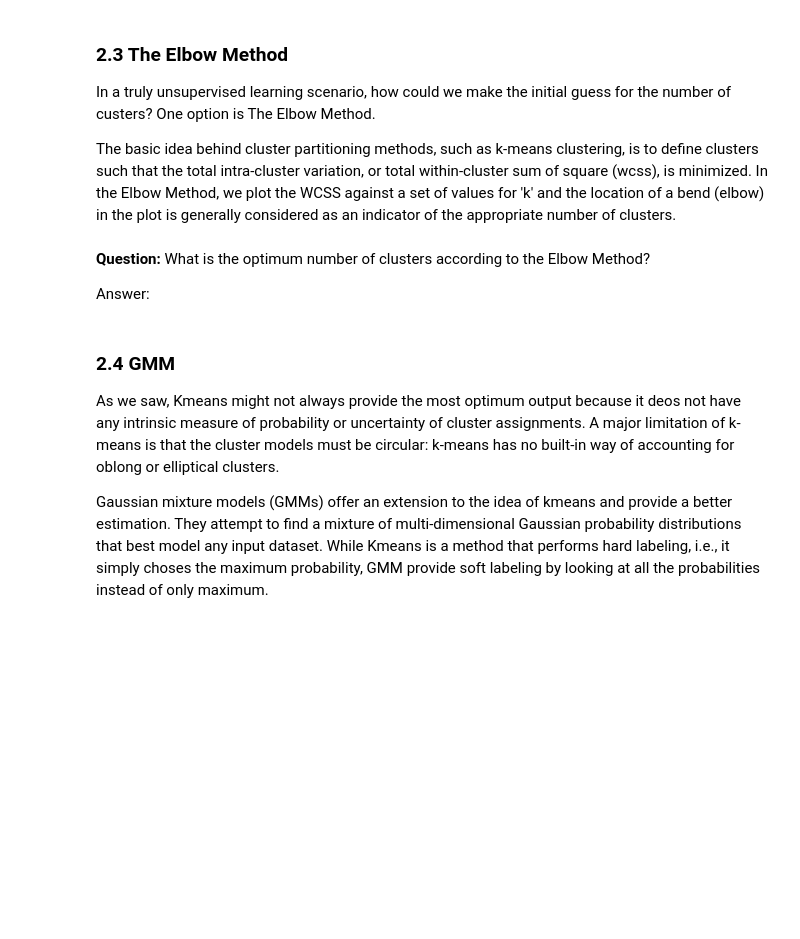
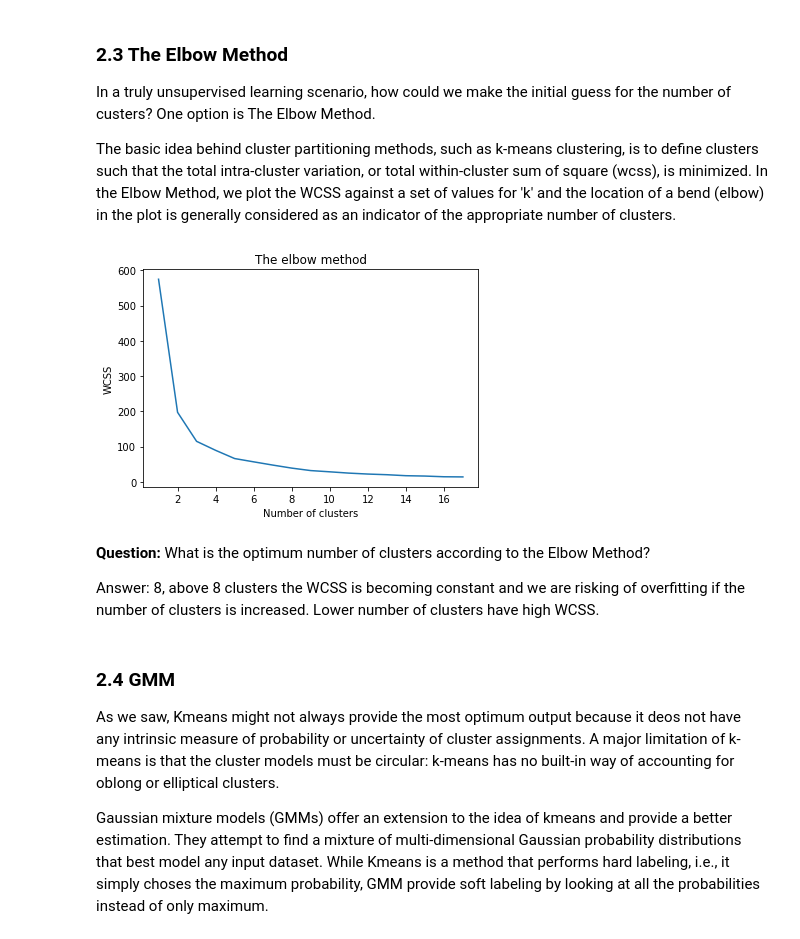
Before and after one commit to hy-23/ML_Lab2020, a Jupyter notebook: Notebooks/2_Supervised/2_Supervised_students.ipynb, the cells around one changed output. Cells and saved outputs as stored; diff of their text form; code cells hidden in the pictures; blank space fills up the shorter version.

```diff
--- a/Notebooks/2_Supervised/2_Supervised_students.ipynb
+++ b/Notebooks/2_Supervised/2_Supervised_students.ipynb
@@ -360,22 +466,24 @@ The basic idea behind cluster partitioning methods, such as k-means clustering,
 # %%
 #Finding the optimum number of clusters for k-means classification
 wcss = [] #within cluster sum of squares
 
-for i in range(1, 11):
+for i in range(1, 18):
     kmeans = KMeans(n_clusters=i, init='k-means++', max_iter=300, n_init=10, random_state=0)
     kmeans.fit(features_PCA)
     wcss.append(kmeans.inertia_)
 
 #Plotting the results onto a line graph, allowing us to observe 'The elbow'
-plt.plot(range(1, 11), wcss)
+plt.plot(range(1, 18), wcss)
 plt.title('The elbow method')
 plt.xlabel('Number of clusters')
 plt.ylabel('WCSS')
 plt.show()
+# %% [output]
+[figure, added]
 # %% [markdown]
 **Question:** What is the optimum number of clusters according to the Elbow Method?
 
-Answer:
+Answer: 8,  above 8 clusters the WCSS is becoming constant and we are risking of overfitting if the number of clusters is increased. Lower number of clusters have high WCSS.
 # %% [markdown]
 ### 2.4 GMM
 
```
Also changed, not shown: parts of 24 cells of this notebook.
